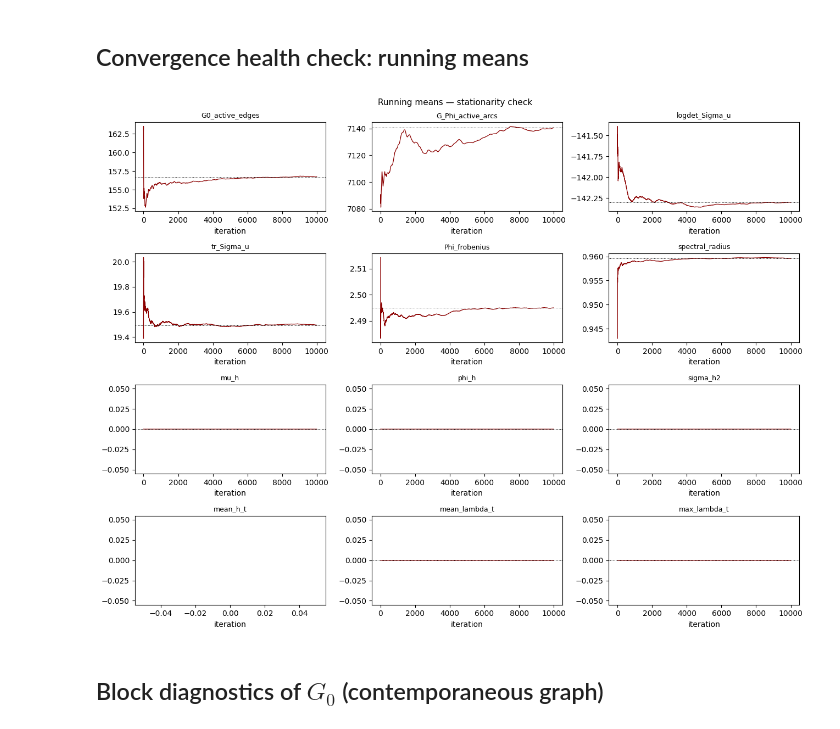
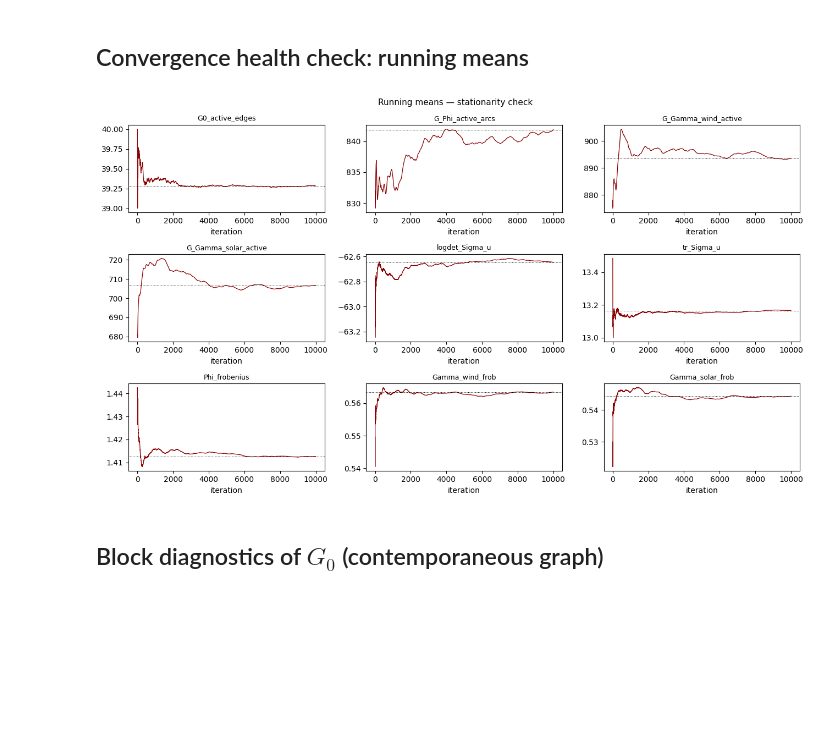
Before and after one commit to Silvia-Guidi/tesi, a Jupyter notebook: notebooks/diagnostics.ipynb, the cells around one changed output. Cells and saved outputs as stored; diff of their text form; code cells hidden in the pictures; blank space fills up the shorter version.

```diff
--- a/notebooks/diagnostics.ipynb
+++ b/notebooks/diagnostics.ipynb
@@ -188,6 +188,15 @@ def derived_scalars(samples: dict, compute_spectral: bool = False) -> dict[str,
                     samples["G_Phi"][:, :, s, :].sum(axis=(0, 1)).astype(np.float64)
                 )
 
+    if "G_Gamma" in samples:
+        # Total active arcs and per-lag breakdown
+        out["G_Gamma_active_arcs"] = samples["G_Gamma"].sum(axis=(0, 1, 2)).astype(np.float64)
+        for s, label in LAG_LABELS.items():
+            if s < samples["G_Gamma"].shape[2]:
+                out[f"G_Gamma_{label.replace(' ', '')}"] = (
+                    samples["G_Gamma"][:, :, s, :].sum(axis=(0, 1)).astype(np.float64)
+                )
+
     if "logdet_Sigma" in samples:
         out["logdet_Sigma_u"] = samples["logdet_Sigma"].astype(np.float64)
 
@@ -202,14 +211,39 @@ def derived_scalars(samples: dict, compute_spectral: bool = False) -> dict[str,
         out["Phi_frobenius"] = np.sqrt((Phi ** 2).sum(axis=(0, 1, 2))).astype(np.float64)
         out["Phi_max_abs"] = np.max(np.abs(Phi), axis=(0, 1, 2)).astype(np.float64)
         if compute_spectral:
-            print("  computing spectral radii (this may take a while)...")
+            print("  computing Phi spectral radii (this may take a while)...")
             N = Phi.shape[-1]
             radii = np.empty(N)
             for k in range(N):
                 radii[k] = companion_spectral_radius(Phi[:, :, :, k])
                 if (k + 1) % 1000 == 0:
                     print(f"    {k + 1}/{N}")
-            out["spectral_radius"] = radii
+            out["spectral_radius_Phi"] = radii
+
+    if "Gamma" in samples:
+        Gamma = samples["Gamma"]
+        n_wind = 28
+
+        # Split dei coefficienti
+        gamma_wind = Gamma[:, :n_wind, :, :]
+        gamma_solar = Gamma[:, n_wind:, :, :]
+
+        # 1. Magnitudo  per gruppo
+        out["Gamma_wind_frob"] = np.sqrt((gamma_wind ** 2).sum(axis=(0, 1, 2))).astype(np.float64)
+        out["Gamma_solar_frob"] = np.sqrt((gamma_solar ** 2).sum(axis=(0, 1, 2))).astype(np.float64)
+
+        # 2. Sparsità
+        if "G_Gamma" in samples:
+            G = samples["G_Gamma"]
+            G_wind = G[:, :n_wind, :, :]
+            G_solar = G[:, n_wind:, :, :]
+
+            out["G_Gamma_wind_active"] = G_wind.sum(axis=(0, 1, 2)).astype(np.float64)
+            out["G_Gamma_solar_active"] = G_solar.sum(axis=(0, 1, 2)).astype(np.float64)
+
+        # 3. Valore assoluto massimo per gruppo
+        out["Gamma_wind_max"] = np.max(np.abs(gamma_wind), axis=(0, 1, 2)).astype(np.float64)
+        out["Gamma_solar_max"] = np.max(np.abs(gamma_solar), axis=(0, 1, 2)).astype(np.float64)
 
     for key in ("mu_h", "phi_h", "sigma_h2"):
         if key in samples:
@@ -319,36 +352,37 @@ def plot_running_means(scalars: dict[str, np.ndarray],
         ax = axes[k // n_cols, k % n_cols]
         x = scalars[key]
         running = np.cumsum(x) / np.arange(1, x.size + 1)
         ax.plot(running, lw=0.9, color="darkred")
         ax.axhline(x.mean(), color="black", ls=":", lw=0.7)
         ax.set_title(key, fontsize=9)
         ax.set_xlabel("iteration")
 
     # Hide unused subplots
     for k in range(n_q, n_rows * n_cols):
         axes[k // n_cols, k % n_cols].axis("off")
 
     fig.suptitle(title, fontsize=11)
     fig.tight_layout()
     if out_path:
         fig.savefig(out_path, dpi=120)
     plt.show()
 
 
 # Pick the most important quantities for the health check
 DASHBOARD_KEYS = [
     "G0_active_edges", "G_Phi_active_arcs",
+     "G_Gamma_wind_active",  "G_Gamma_solar_active",
     "logdet_Sigma_u", "tr_Sigma_u",
     "Phi_frobenius", "spectral_radius",
-    "mu_h", "phi_h", "sigma_h2",
-    "mean_h_t", "mean_lambda_t", "max_lambda_t",
+    "Gamma_wind_frob", "Gamma_solar_frob",
+
 ]
 DASHBOARD_KEYS = [k for k in DASHBOARD_KEYS if k in scalars]
 
 plot_running_means(scalars, DASHBOARD_KEYS,
                    "Running means — stationarity check")
 # %% [output]
-[figure, old version]
+[figure, new version]
 # %% [markdown]
 ## Block diagnostics of $G_0$ (contemporaneous graph)
 # %%
```
Also changed, not shown: parts of 10 cells of this notebook, 12 other files.
